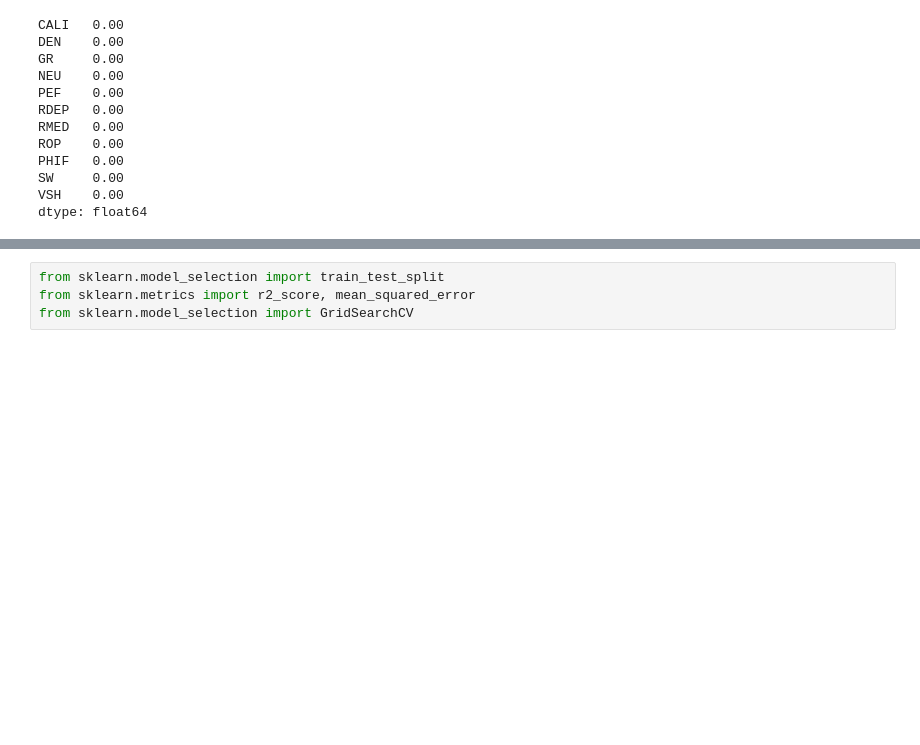
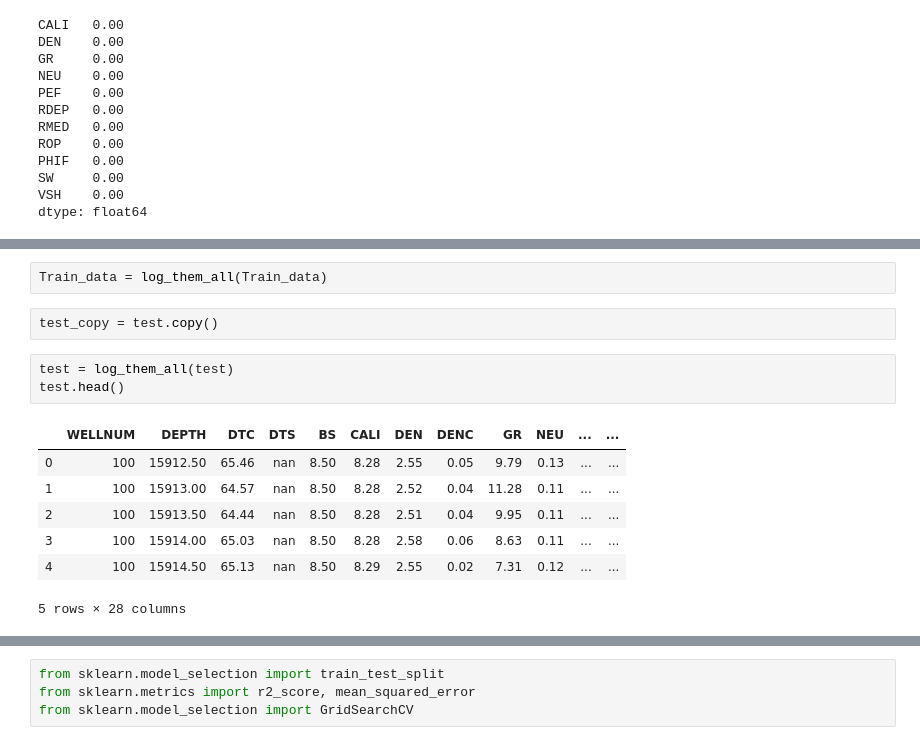
Before and after one commit to mikeolubode/spwla, a Jupyter notebook: spwla-mike.ipynb, the cells around one changed output, grey strips where cells are left out. Drawn from its saved outputs; the diff is of its cells as text; blank space fills up the shorter version.

```diff
--- a/spwla-mike.ipynb
+++ b/spwla-mike.ipynb
@@ -536,0 +553,15 @@ Train_data['log']
+# %%
+Train_data = log_them_all(Train_data)
+# %%
+test_copy = test.copy()
+# %%
+test = log_them_all(test)
+test.head()
+# %% [output]
+|  | WELLNUM | DEPTH | DTC | DTS | BS | CALI | DEN | DENC | GR | NEU | ... | ... |
+| 0 | 100 | 15912.50 | 65.46 | nan | 8.50 | 8.28 | 2.55 | 0.05 | 9.79 | 0.13 | ... | ... |
+| 1 | 100 | 15913.00 | 64.57 | nan | 8.50 | 8.28 | 2.52 | 0.04 | 11.28 | 0.11 | ... | ... |
+| 2 | 100 | 15913.50 | 64.44 | nan | 8.50 | 8.28 | 2.51 | 0.04 | 9.95 | 0.11 | ... | ... |
+| 3 | 100 | 15914.00 | 65.03 | nan | 8.50 | 8.28 | 2.58 | 0.06 | 8.63 | 0.11 | ... | ... |
+| 4 | 100 | 15914.50 | 65.13 | nan | 8.50 | 8.29 | 2.55 | 0.02 | 7.31 | 0.12 | ... | ... |
+5 rows × 28 columns
```
Also changed, not shown: parts of 26 cells of this notebook.
